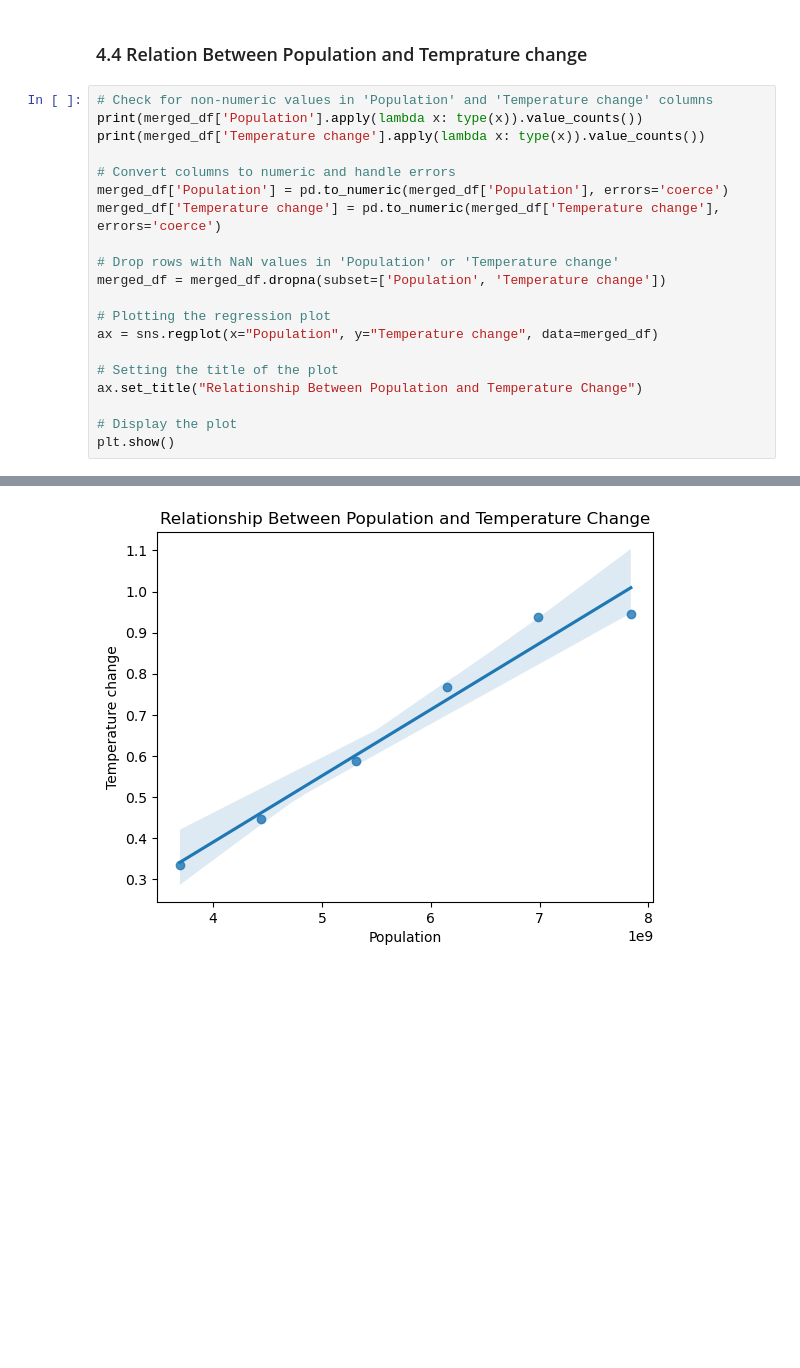
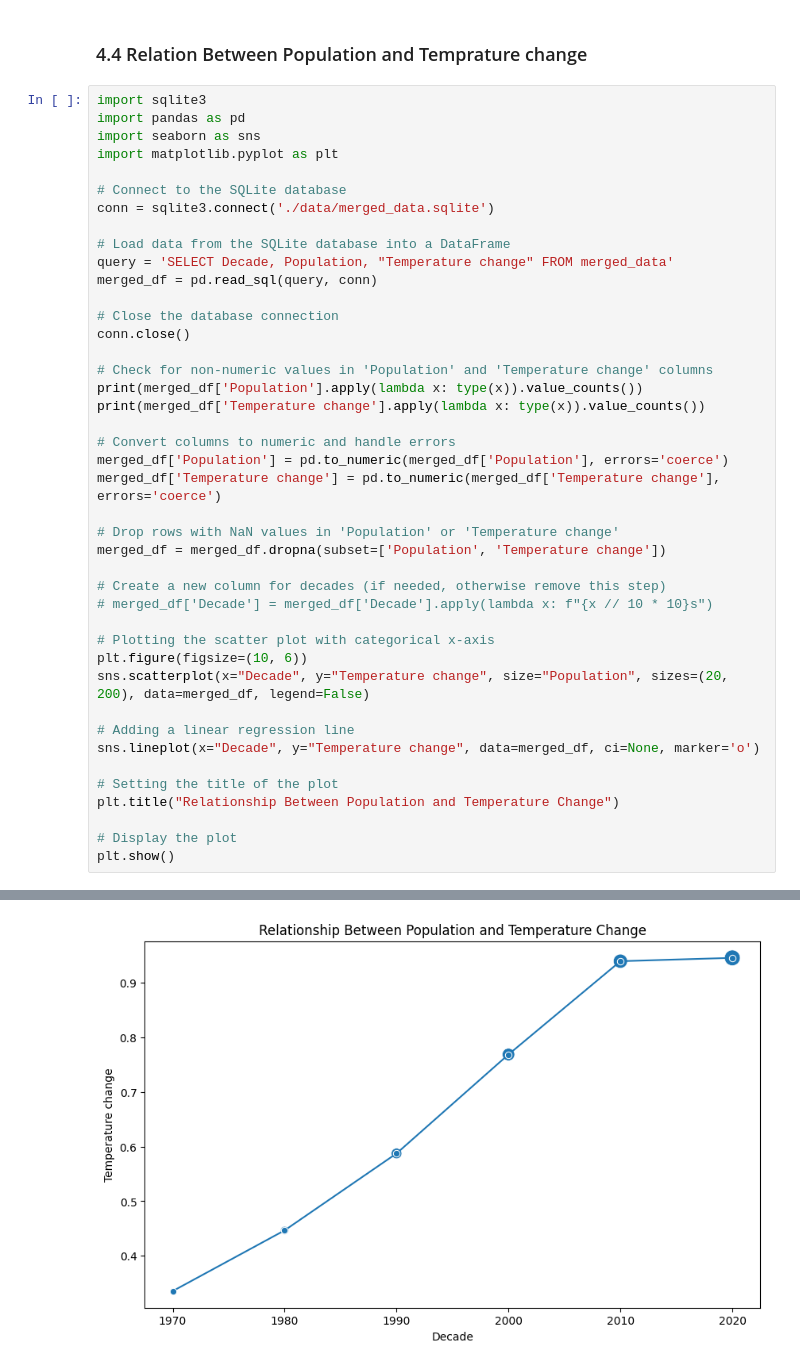
Before and after one commit to jvalue/made-template, a Jupyter notebook: project/data-exploration.ipynb, the cells around one changed output, grey strips where cells are left out. Saved outputs shown, nothing was run; the diff lists cells and outputs as text; blank space fills up the shorter version.

Commit message:
modify data exploration

```diff
--- a/project/data-exploration.ipynb
+++ b/project/data-exploration.ipynb
@@ -324,6 +359,21 @@ plt.show()
 # %% [markdown]
 ### 4.4 Relation Between Population and Temprature change
 # %%
+import sqlite3
+import pandas as pd
+import seaborn as sns
+import matplotlib.pyplot as plt
+
+# Connect to the SQLite database
+conn = sqlite3.connect('./data/merged_data.sqlite')
+
+# Load data from the SQLite database into a DataFrame
+query = 'SELECT Decade, Population, "Temperature change" FROM merged_data'
+merged_df = pd.read_sql(query, conn)
+
+# Close the database connection
+conn.close()
+
 # Check for non-numeric values in 'Population' and 'Temperature change' columns
 print(merged_df['Population'].apply(lambda x: type(x)).value_counts())
 print(merged_df['Temperature change'].apply(lambda x: type(x)).value_counts())
@@ -335,11 +385,18 @@ merged_df['Temperature change'] = pd.to_numeric(merged_df['Temperature change'],
 # Drop rows with NaN values in 'Population' or 'Temperature change'
 merged_df = merged_df.dropna(subset=['Population', 'Temperature change'])
 
-# Plotting the regression plot
-ax = sns.regplot(x="Population", y="Temperature change", data=merged_df)
+# Create a new column for decades (if needed, otherwise remove this step)
+# merged_df['Decade'] = merged_df['Decade'].apply(lambda x: f"{x // 10 * 10}s")
+
+# Plotting the scatter plot with categorical x-axis
+plt.figure(figsize=(10, 6))
+sns.scatterplot(x="Decade", y="Temperature change", size="Population", sizes=(20, 200), data=merged_df, legend=False)
+
+# Adding a linear regression line
+sns.lineplot(x="Decade", y="Temperature change", data=merged_df, ci=None, marker='o')
 
 # Setting the title of the plot
-ax.set_title("Relationship Between Population and Temperature Change")
+plt.title("Relationship Between Population and Temperature Change")
 
 # Display the plot
 plt.show()
@@ -353 +413 @@ Name: count, dtype: int64
-[figure, old version]
+[figure, new version]
```
Also changed, not shown: parts of 5 cells of this notebook, 2 other files.
